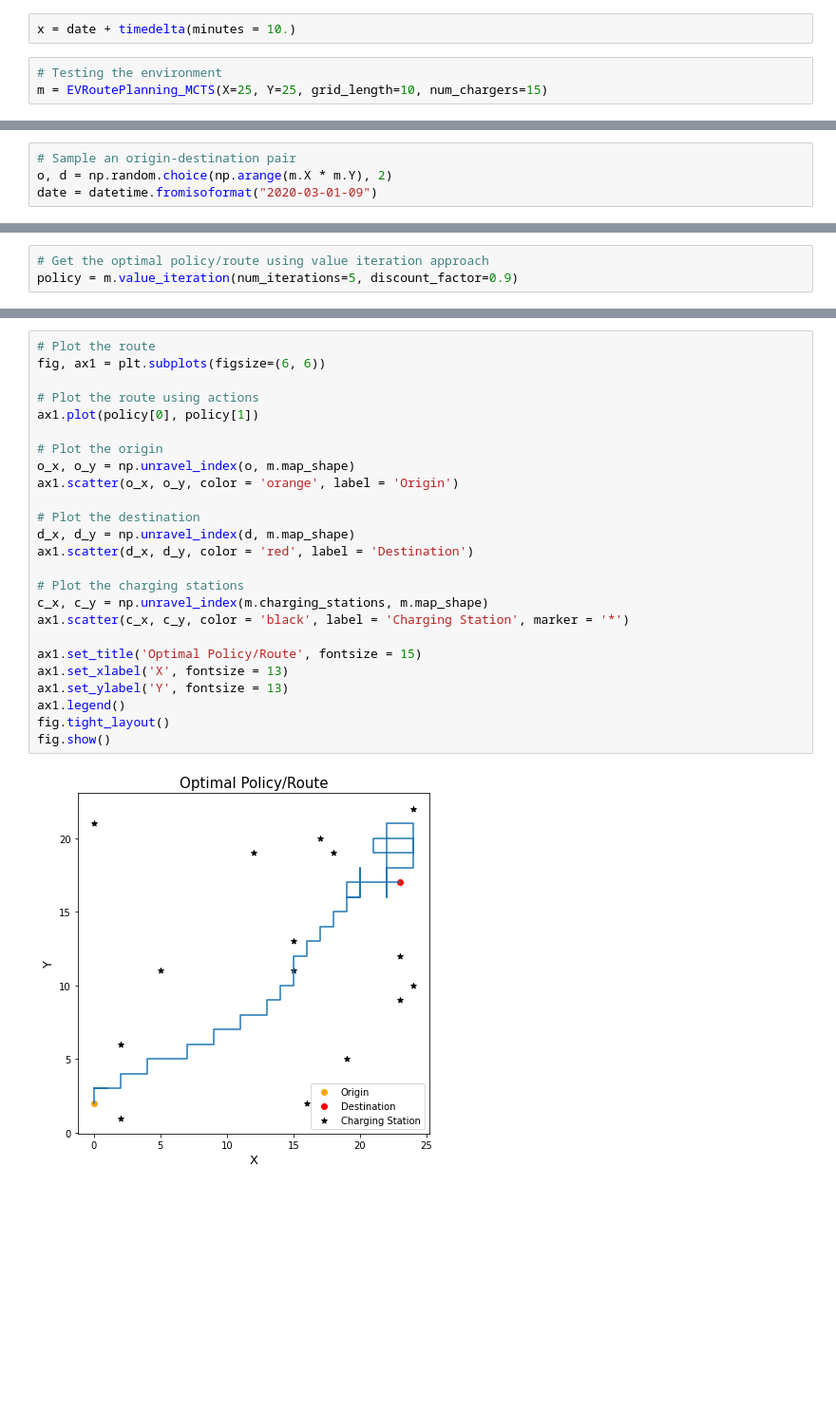
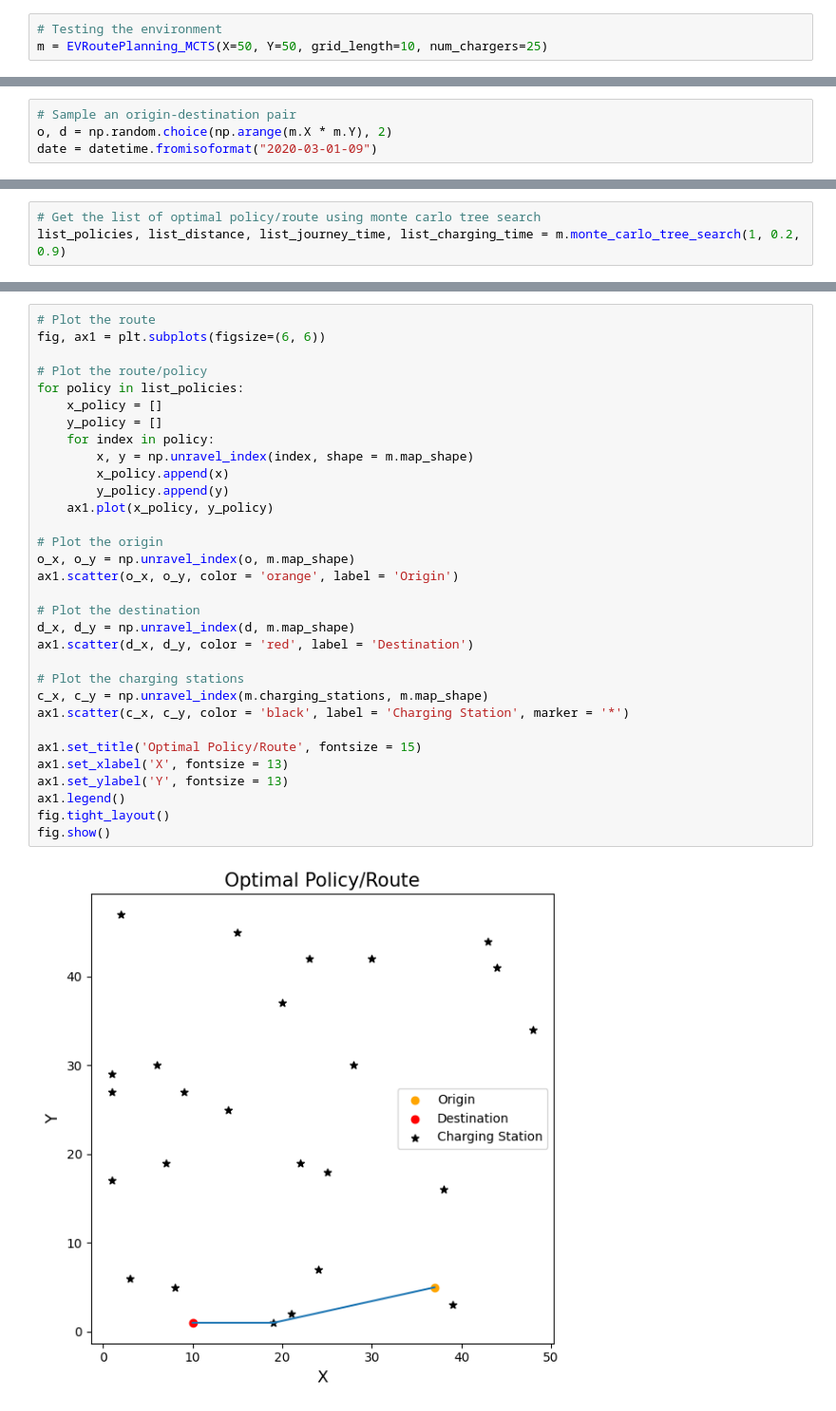
Before and after one commit to yashg2607/EVRoutePlanner, a Jupyter notebook: EVRoutePlanning_MCTS.ipynb, the cells around one changed output, grey strips where cells are left out. Shown: that part at 95% size. Saved outputs shown, nothing was run; the diff lists cells and outputs as text; blank space fills up the shorter version.

```diff
--- a/EVRoutePlanning_MCTS.ipynb
+++ b/EVRoutePlanning_MCTS.ipynb
@@ -441,7 +345,5 @@ datetime.datetime(2020, 3, 1, 9, 0)
-# %%
-x = date + timedelta(minutes = 10.)
 # %%
 # Testing the environment
-m = EVRoutePlanning_MCTS(X=25, Y=25, grid_length=10, num_chargers=15)
+m = EVRoutePlanning_MCTS(X=50, Y=50, grid_length=10, num_chargers=25)
 # %%
 # Plot the map with the location of all charging stations
@@ -486,4 +370,4 @@ fig.show()
 # %%
-# Get the optimal policy/route using value iteration approach
-policy = m.value_iteration(num_iterations=5, discount_factor=0.9)
+# Get the list of optimal policy/route using monte carlo tree search
+list_policies, list_distance, list_journey_time, list_charging_time = m.monte_carlo_tree_search(1, 0.2, 0.9)
 # %% [output]
@@ -491,27 +376,34 @@ Maximum steps reached!!
 # %%
 # Plot the route
 fig, ax1 = plt.subplots(figsize=(6, 6))
 
-# Plot the route using actions
-ax1.plot(policy[0], policy[1])
+# Plot the route/policy
+for policy in list_policies:
+    x_policy = []
+    y_policy = []
+    for index in policy:
+        x, y = np.unravel_index(index, shape = m.map_shape)
+        x_policy.append(x)
+        y_policy.append(y)
+    ax1.plot(x_policy, y_policy)
 
 # Plot the origin
 o_x, o_y = np.unravel_index(o, m.map_shape)
 ax1.scatter(o_x, o_y, color = 'orange', label = 'Origin')
 
 # Plot the destination
 d_x, d_y = np.unravel_index(d, m.map_shape)
 ax1.scatter(d_x, d_y, color = 'red', label = 'Destination')
 
 # Plot the charging stations
 c_x, c_y = np.unravel_index(m.charging_stations, m.map_shape)
 ax1.scatter(c_x, c_y, color = 'black', label = 'Charging Station', marker = '*')
 
 ax1.set_title('Optimal Policy/Route', fontsize = 15)
 ax1.set_xlabel('X', fontsize = 13)
 ax1.set_ylabel('Y', fontsize = 13)
 ax1.legend()
 fig.tight_layout()
 fig.show()
 # %% [output]
-[figure, old version]
+[figure, new version]
```
Also changed, not shown: parts of 10 cells of this notebook.
